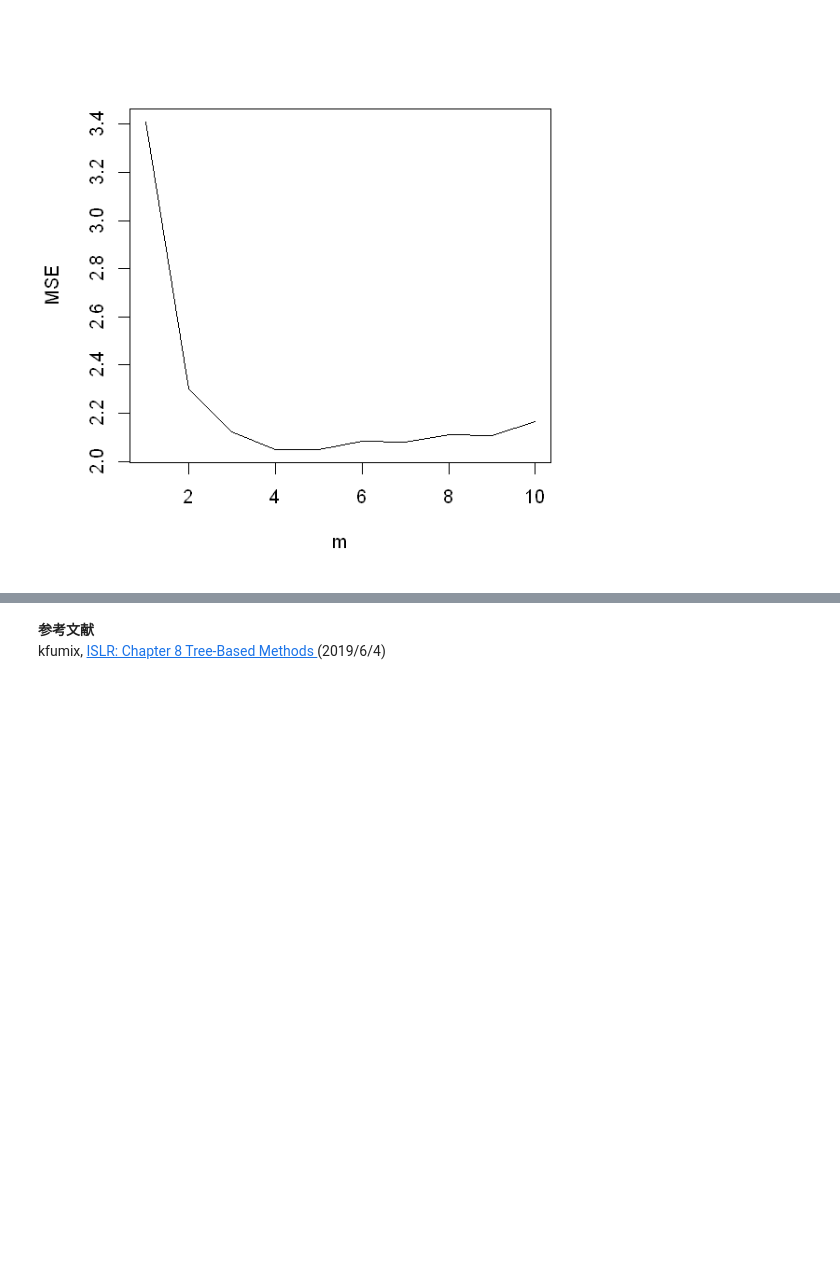
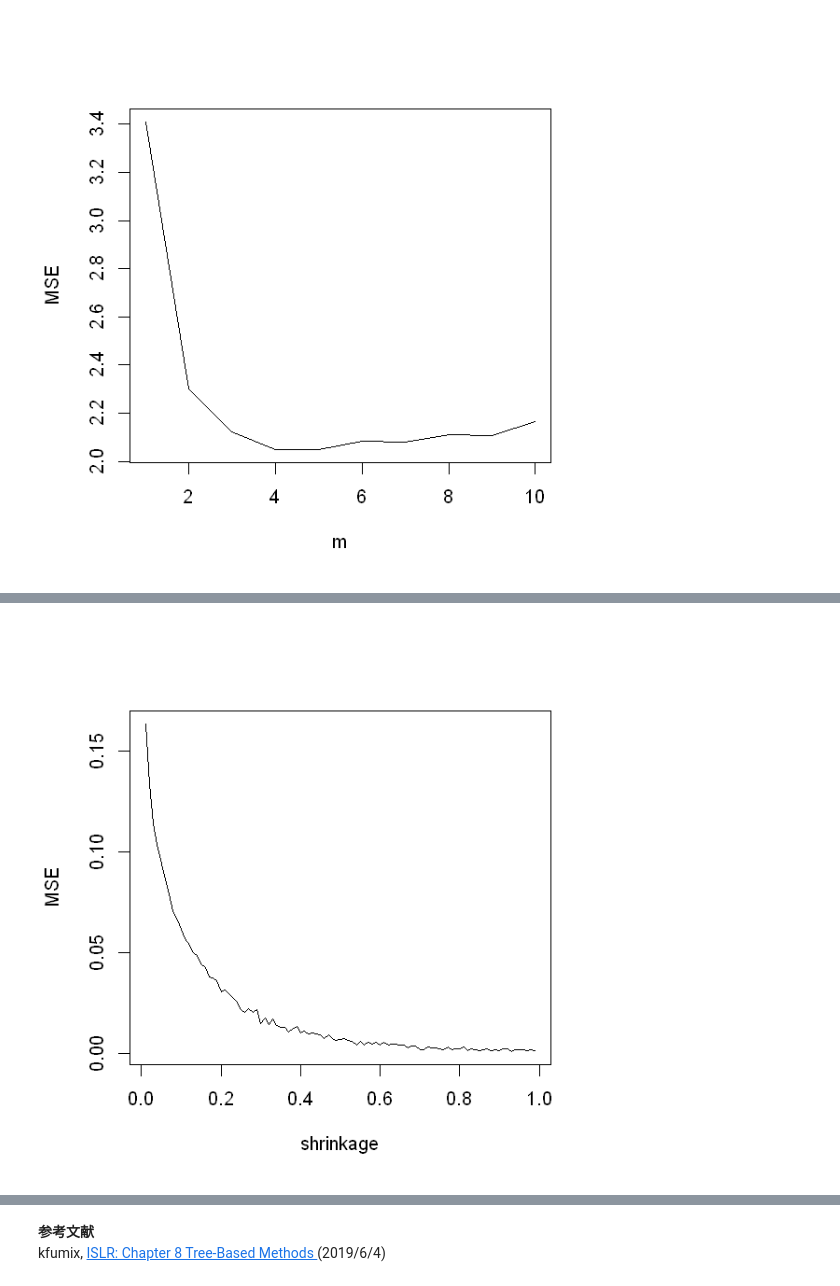
Before and after one commit to yellowmeteor/met_python.github.io, a Jupyter notebook: ISLR/8_Tree-Based_Methods.ipynb, the cells around one changed output, grey strips where cells are left out. Cells and saved outputs as stored; diff of their text form; code cells hidden in the pictures; blank space fills up the shorter version.

```diff
--- a/ISLR/8_Tree-Based_Methods.ipynb
+++ b/ISLR/8_Tree-Based_Methods.ipynb
@@ -623,0 +722,26 @@ plot(1:10, mses, type='l', xlab='m', ylab='MSE')
+# %%
+# 10
+
+# a
+Hitters = Hitters[-which(is.na(Hitters$Salary)), ]
+Hitters$Salary = log(Hitters$Salary)
+# %%
+# b
+set.seed(1001)
+train = sample(1:nrow(Hitters), 200)
+Hitters_train = Hitters[train, ]
+Hitters_test = Hitters[-train, ]
+# %%
+# c
+lambda = seq(0.01, 0.99, 0.01)
+mses = c()
+for (i in lambda){
+    Hitters_boost = gbm(Salary~., data=Hitters_train, n.trees=1000, shrinkage=i, distribution = "gaussian")
+    pred_Hitters = predict(Hitters_boost, Hitters_train, n.trees=1000)
+    mse = mean((pred_Hitters - Hitters_train$Salary)^2)
+    mses = append(mses, mse)
+}
+
+plot(lambda, mses, type='l', xlab='shrinkage', ylab='MSE')
+# %% [output]
+[figure, added]
```
Also changed, not shown: parts of 21 cells of this notebook.
